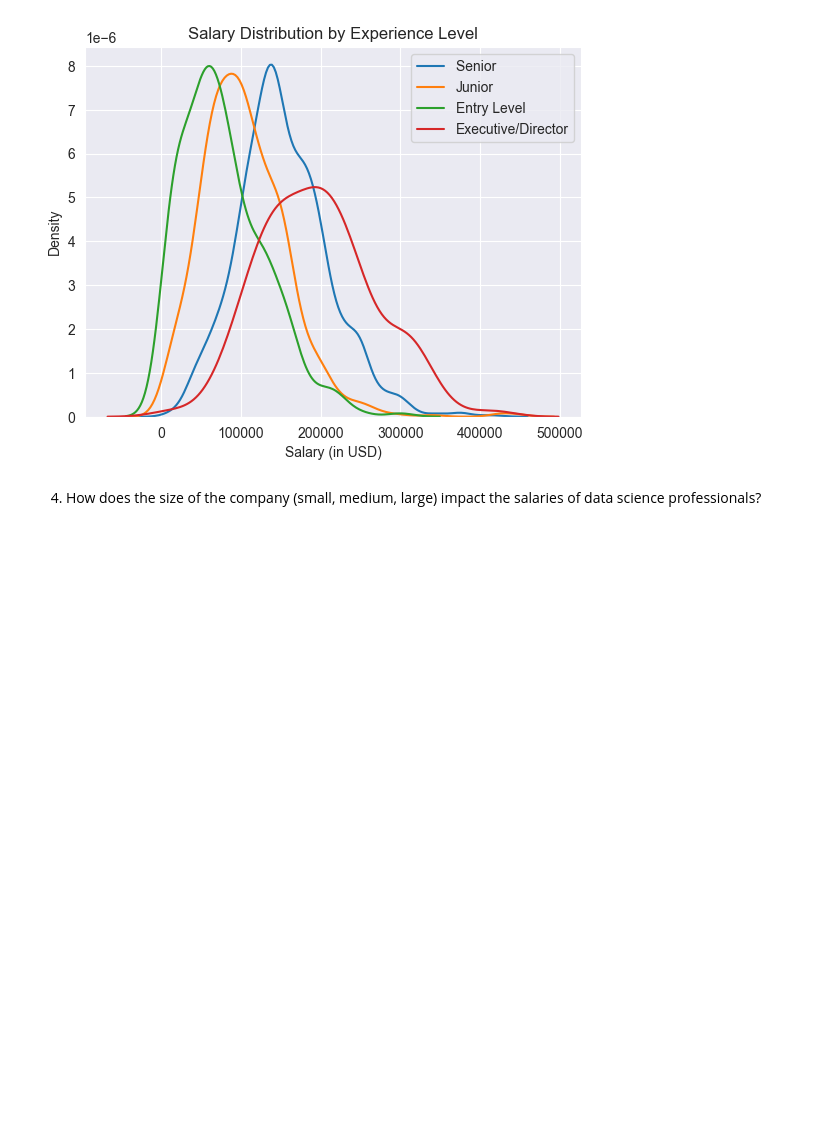
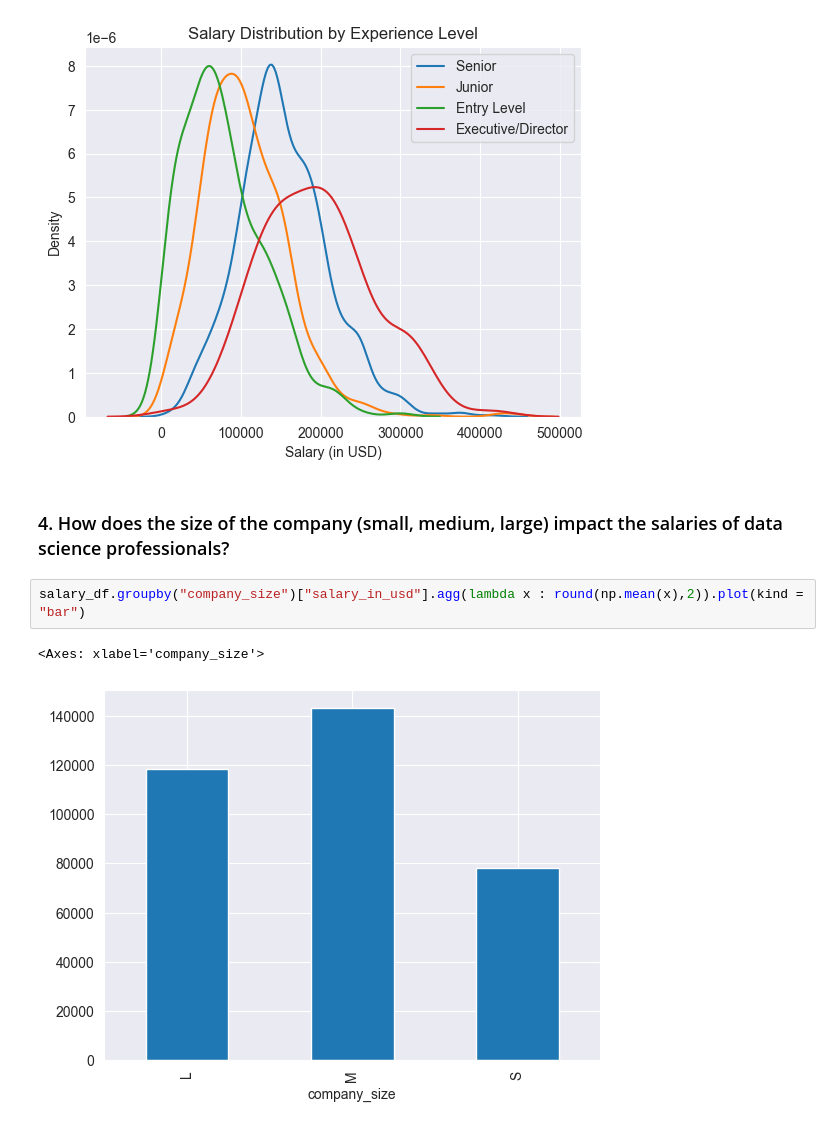
Before and after one commit to Nick-Climaco/code, a Jupyter notebook: Python_code/data projects/Data Science Salaries/notebook.ipynb, the cells around one changed output. Cells and saved outputs as stored; diff of their text form; blank space fills up the shorter version.

Commit message:
added plot for q7

```diff
--- a/Python_code/data projects/Data Science Salaries/notebook.ipynb
+++ b/Python_code/data projects/Data Science Salaries/notebook.ipynb
@@ -245,4 +225,9 @@ plt.show()
 # %% [output]
 [figure]
 # %% [markdown]
-4. How does the size of the company (small, medium, large) impact the salaries of data science professionals?
+### 4. How does the size of the company (small, medium, large) impact the salaries of data science professionals?
+# %%
+salary_df.groupby("company_size")["salary_in_usd"].agg(lambda x : round(np.mean(x),2)).plot(kind = "bar")
+# %% [output]
+<Axes: xlabel='company_size'>
+[figure, added]
```
Also changed, not shown: parts of 12 cells of this notebook.
